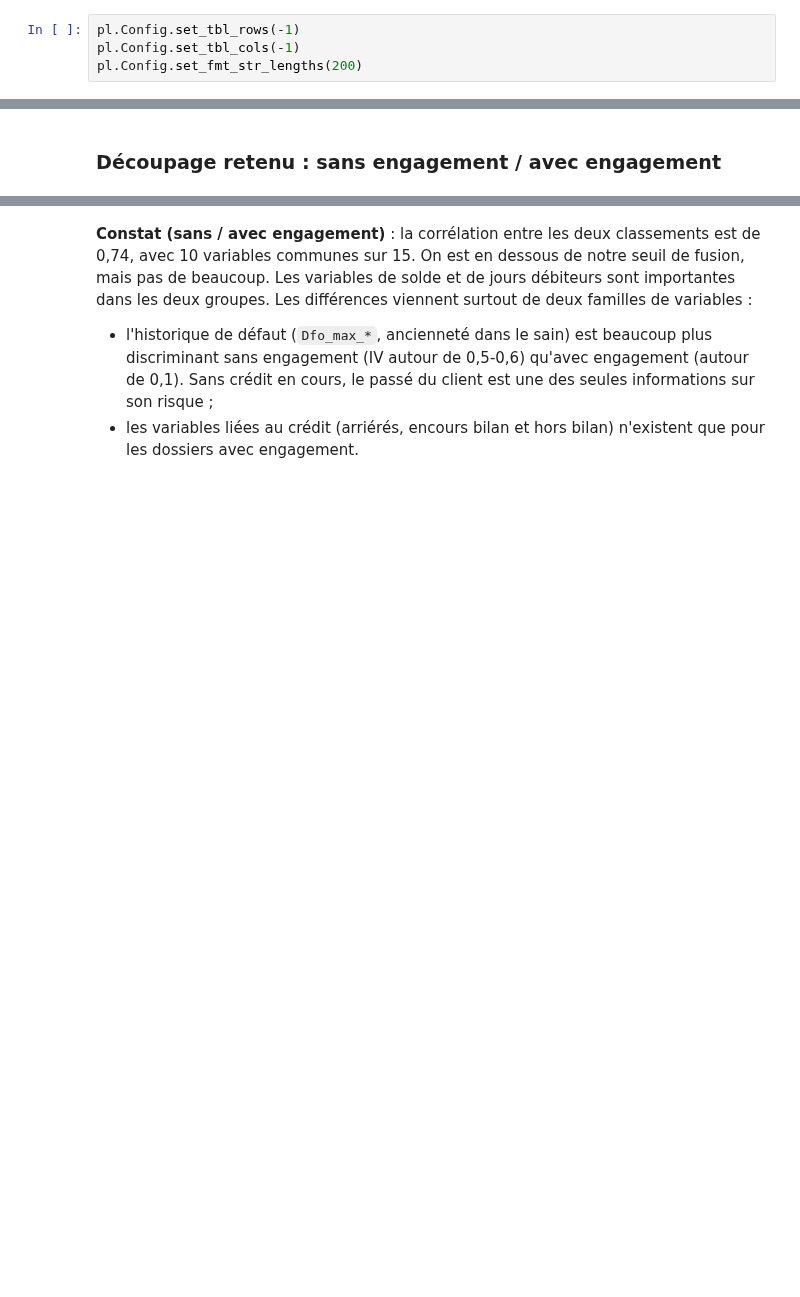
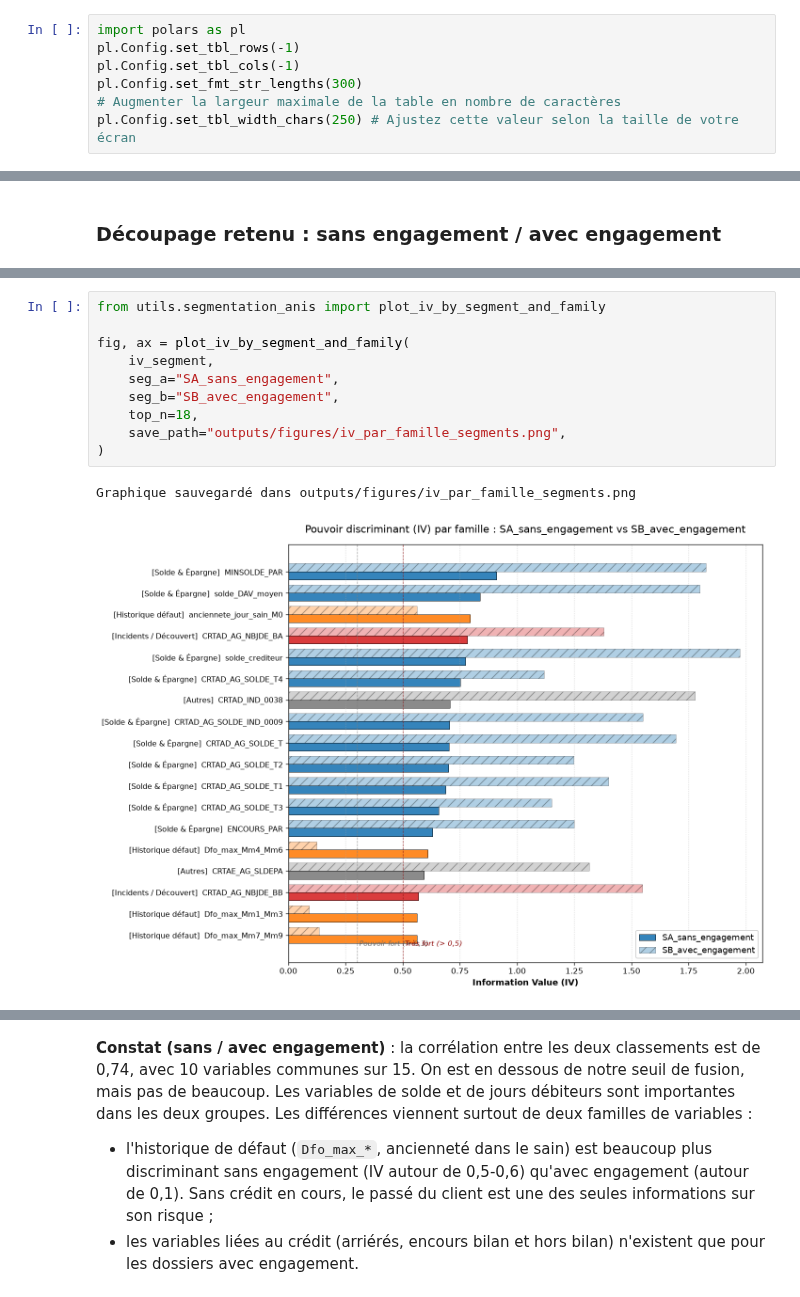
Before and after one commit to fulfam97/Projet-scoring, a Jupyter notebook: 0 - Segmentation_exploration.ipynb, the cells around one changed output, grey strips where cells are left out. Saved outputs shown, nothing was run; the diff lists cells and outputs as text; blank space fills up the shorter version.

Commit message:
Ajout de graphiques + test lr et wald

```diff
--- a/0 - Segmentation_exploration.ipynb
+++ b/0 - Segmentation_exploration.ipynb
@@ -1,4 +1,7 @@
 # %%
+import polars as pl
 pl.Config.set_tbl_rows(-1)
 pl.Config.set_tbl_cols(-1)
-pl.Config.set_fmt_str_lengths(200)
+pl.Config.set_fmt_str_lengths(300)
+# Augmenter la largeur maximale de la table en nombre de caractères
+pl.Config.set_tbl_width_chars(250) # Ajustez cette valeur selon la taille de votre écran
@@ -320,0 +576,13 @@ print(iv_segment.head(20))
+# %%
+from utils.segmentation_anis import plot_iv_by_segment_and_family
+
+fig, ax = plot_iv_by_segment_and_family(
+    iv_segment,
+    seg_a="SA_sans_engagement",
+    seg_b="SB_avec_engagement",
+    top_n=18,
+    save_path="outputs/figures/iv_par_famille_segments.png",
+)
+# %% [output]
+Graphique sauvegardé dans outputs/figures/iv_par_famille_segments.png
+[figure, added]
```
Also changed, not shown: parts of 27 cells of this notebook, 3 other files.
